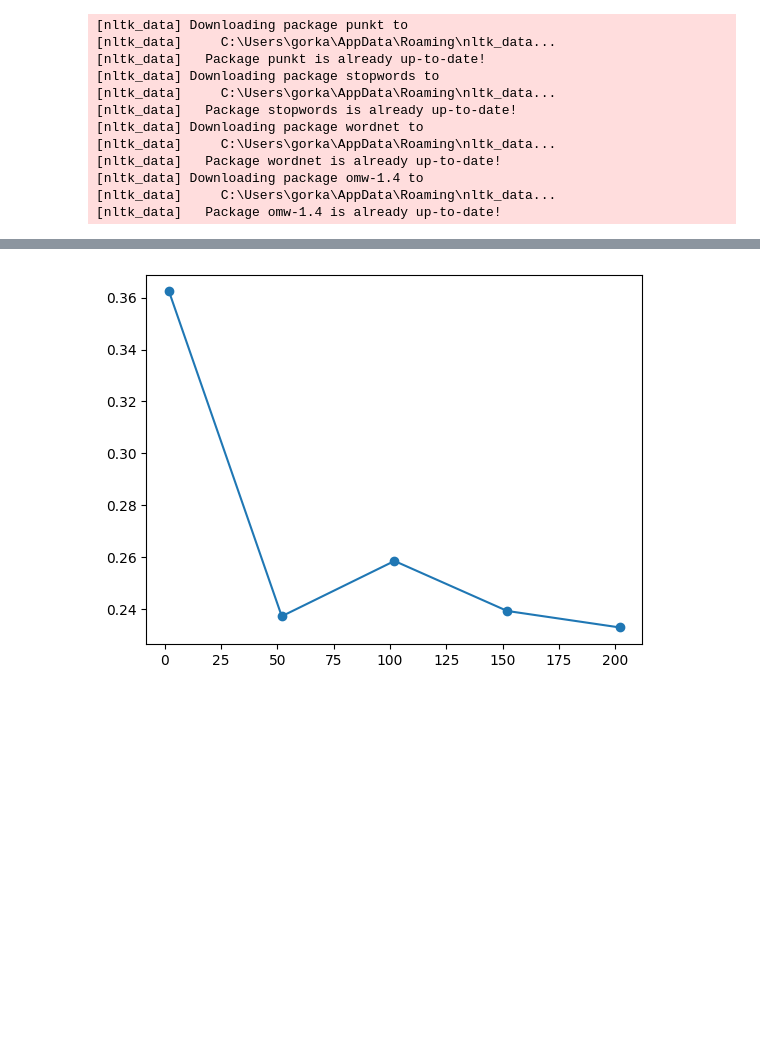
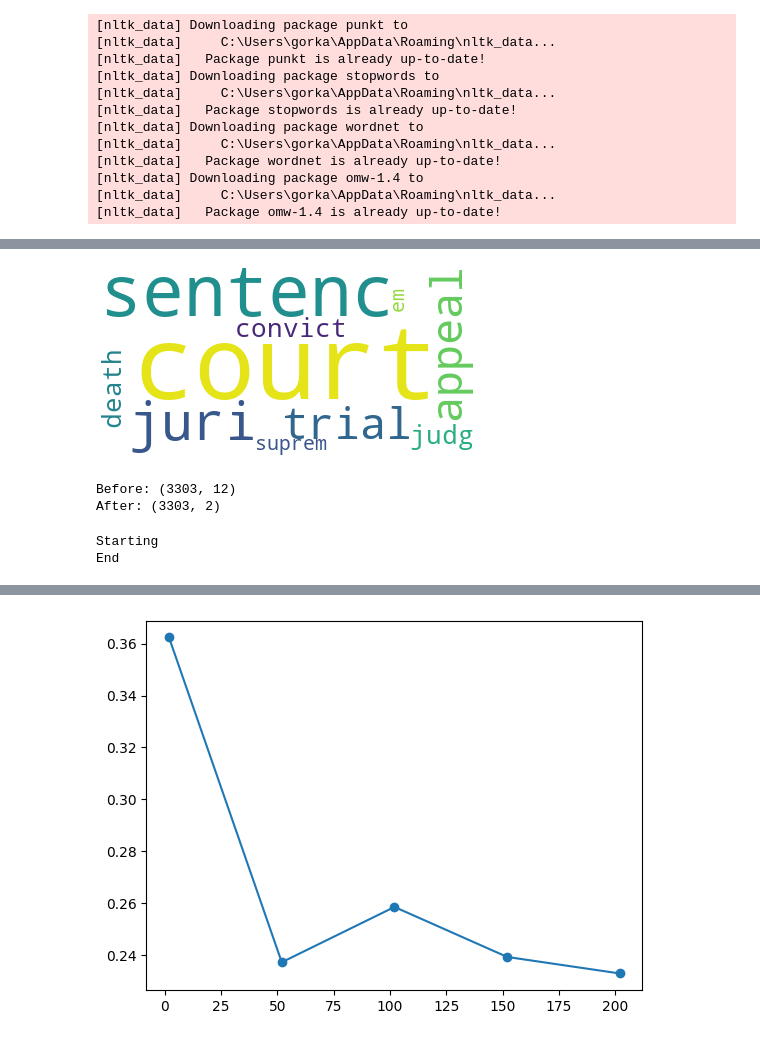
Before and after one commit to korah91/MineriaClustering, a Jupyter notebook: supremeCourt.ipynb, the cells around one changed output, grey strips where cells are left out. Saved outputs shown, nothing was run; the diff lists cells and outputs as text; code cells hidden in the pictures; blank space fills up the shorter version.

```diff
--- a/supremeCourt.ipynb
+++ b/supremeCourt.ipynb
@@ -98,7 +98,7 @@ def get_topicModeling(data, n_topics):
         count += 1
     return lda_model,corpus,topics
 
-#model, corpus, topics = get_topicModeling(data_lemmatized,100)
+model, corpus, topics = get_topicModeling(data_lemmatized,12)
 # %%
 def get_vectorized(model, corpus):
     n_topics = model.num_topics
@@ -133,23 +154,26 @@ def word_cloud_documents(data, nDocumento):
 # %%
 # WordCloud del topico 15
 def word_cloud_topics(topics, nTopics):
     l = topics[nTopics][1]
 
     l = l.split("+")
 
     lista =[]
     for x in l:
         numero, palabra = x.split('*')
         palabra = palabra.split('"')[1]
         i=0
         while i < float(numero)*100:
             lista.append(palabra)
             i+=1
     lista = ','.join(lista)
 
     wordcloud = WordCloud(background_color="white", max_words=len(topics[nTopics][1]), contour_width=3, contour_color='steelblue')
     wordcloud.generate(lista)
-    wordcloud.to_image()
+    return  wordcloud.to_image()
+word_cloud_topics(topics, 5)
+# %% [output]
+[figure, added]
 # %%
 #Comparar dimensiones antes y después de hacer el pca
 from sklearn.decomposition import  PCA
@@ -164,7 +188,10 @@ def get_PCA(data, nPCA):
     print("After:", data_PCA.shape)
     return data_PCA, pca
 
-#data_PCA, pca = get_PCA(vectorized,2)
+data_PCA, pca = get_PCA(vectorized,2)
+# %% [output]
+Before: (3303, 12)
+After: (3303, 2)
 # %%
 #Distancia euclídea
 import math
@@ -240,7 +267,10 @@ def hierarchical_clustering(data):
 
     print("End")
     return list_of_clusters,tree
-#list_of_clusters, tree = hierarchical_clustering(data_PCA)
+list_of_clusters, tree = hierarchical_clustering(data_PCA)
+# %% [output]
+Starting
+End
 # %%
 #Dado un número de clusters, devuelve a que cluster pertenece cada instancia,
 #distancia y en cada cluster qué instancias hay
```
Also changed, not shown: parts of 23 cells of this notebook, 10 other files.
